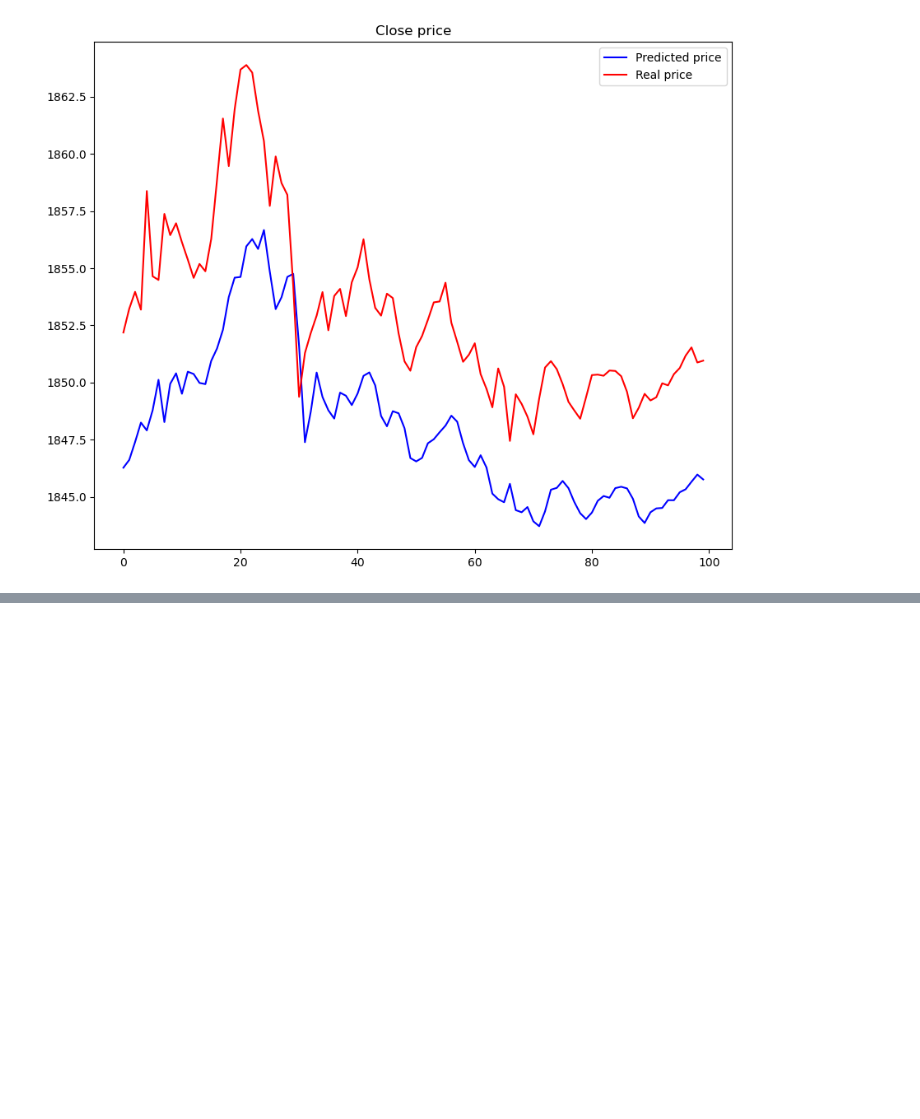
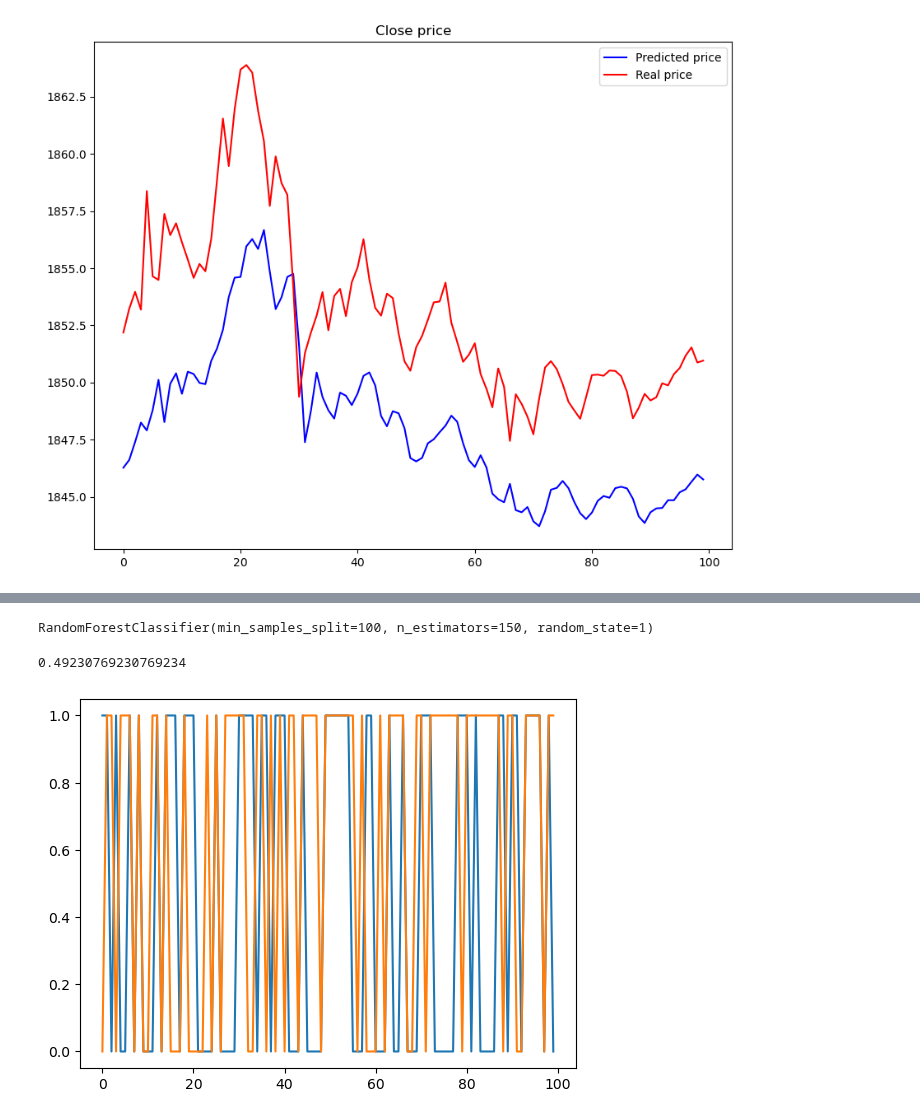
Before and after one commit to Farzad-ES/Crypto-Price-Forecasting, a Jupyter notebook: Time Series Forecaster.ipynb, the cells around one changed output, grey strips where cells are left out. Drawn from its saved outputs; the diff is of its cells as text; code cells hidden in the pictures; blank space fills up the shorter version.

Commit message:
Initial version of random forest model has been built and trained completely

```diff
--- a/Time Series Forecaster.ipynb
+++ b/Time Series Forecaster.ipynb
@@ -252,0 +283,22 @@ plt.show()
+# %%
+trainset_rf=dataset_rf.iloc[:-100]
+testset_rf=dataset_rf.iloc[-100:]
+predictors=['close', 'open', 'low', 'high', 'volume']
+# %%
+randomForest_model.fit(trainset_rf[predictors], trainset_rf['target'])
+# %% [output]
+RandomForestClassifier(min_samples_split=100, n_estimators=150, random_state=1)
+# %%
+predictions=randomForest_model.predict(testset_rf[predictors])
+predictions=pd.Series(predictions, index=testset_rf.index)
+# %%
+precision_score(testset_rf['target'], predictions)
+# %% [output]
+0.49230769230769234
+# %%
+results_rf=pd.concat([testset_rf['target'], predictions], axis=1)
+# %%
+plt.plot(range(0,100) ,results_rf)
+plt.show()
+# %% [output]
+[figure, added]
```
Also changed, not shown: parts of 9 cells of this notebook.
